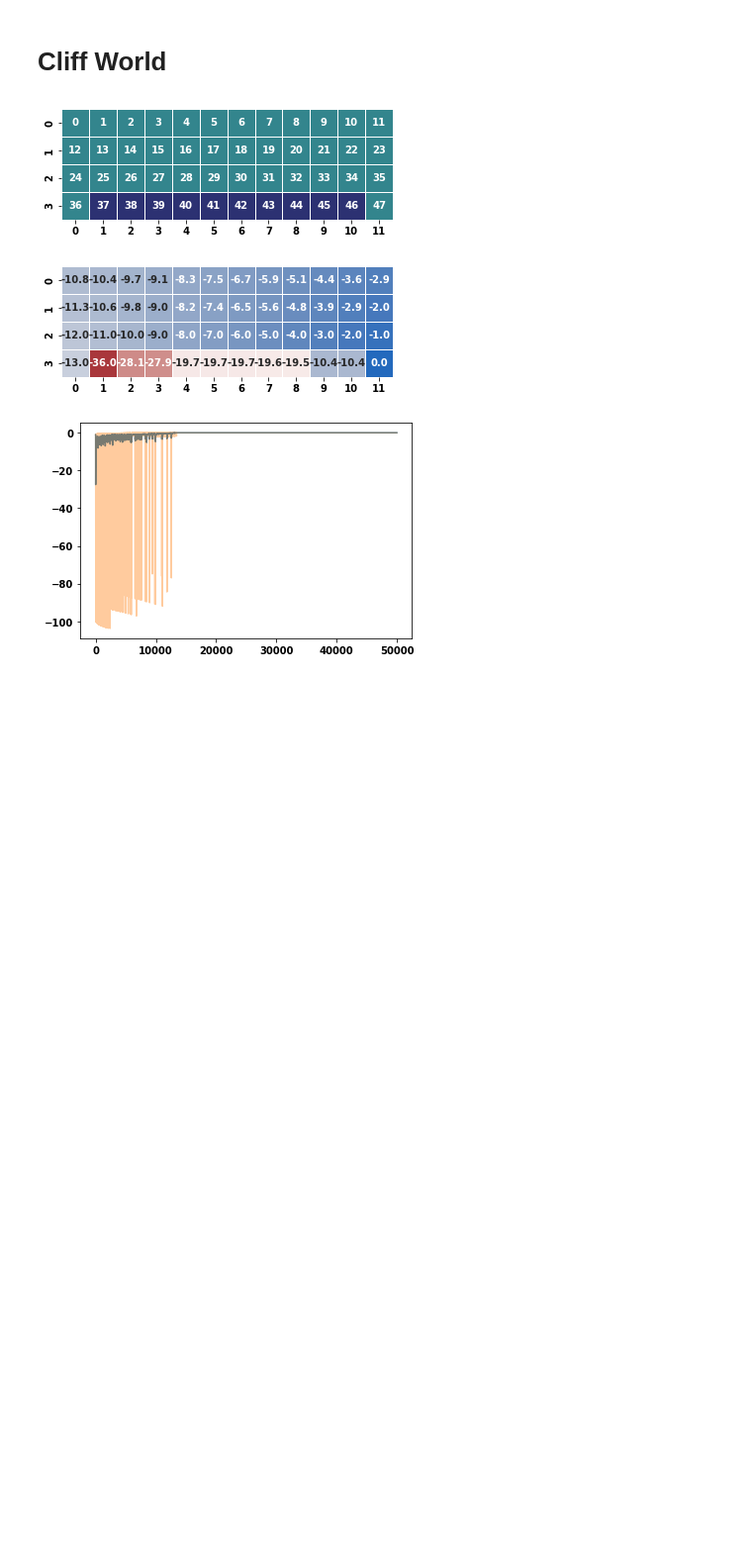
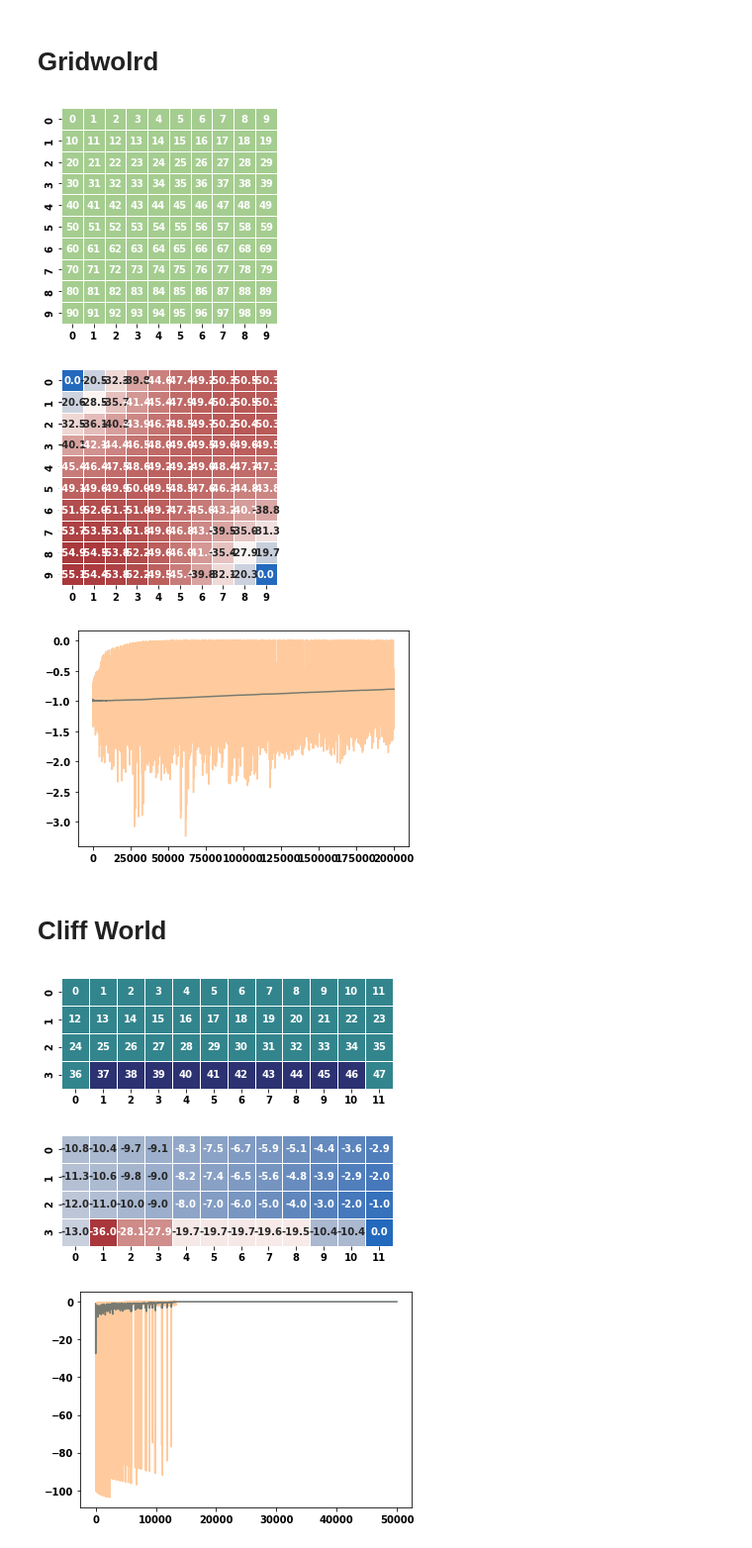
Before and after one commit to WHITSNAK/rflearn, a Jupyter notebook: notebooks/chapter 6.ipynb, the cells around one changed output. Shown: that part at 99% size. Saved outputs shown, nothing was run; the diff lists cells and outputs as text; code cells hidden in the pictures; blank space fills up the shorter version.

```diff
--- a/notebooks/chapter 6.ipynb
+++ b/notebooks/chapter 6.ipynb
@@ -12,0 +16,8 @@ from rflearn.algo.td import TDIteration
+# %% [markdown]
+# Gridwolrd
+# %%
+env = GridWorld(10, 10)
+qvalues = TabularQValue(env.S, env.A)
+policy = TabularPolicy(env.S, env.A, epsilon=0.1)
+sarsa = TDIteration(env, qvalues, policy)
+sarsa.fit(gamma=1, alpha=0.1, kind='expected')
@@ -13,3 +30,19 @@ from rflearn.algo.td import TDIteration
+# %%
+env.plot_grid('state')
+plt.show()
+
+v_vals = qvalues.get_all_values(policy)
+sns.heatmap(v_vals.reshape(env.shape), square=True, cbar=False, cmap='vlag_r', linewidths=0.5, annot=True, fmt='.1f')
+plt.show()
+
+trace = pd.Series(map(lambda x: x['td-error'], sarsa.hist))
+trace.ewm(halflife=200000/20).mean().plot()
+trace.plot(alpha=0.4)
+plt.show()
+# %% [output]
+[figure, added]
+[figure, added]
+[figure, added]
 # %% [markdown]
 # Cliff World
 # %%
```
Also changed, not shown: parts of 3 cells of this notebook, 5 other files.
